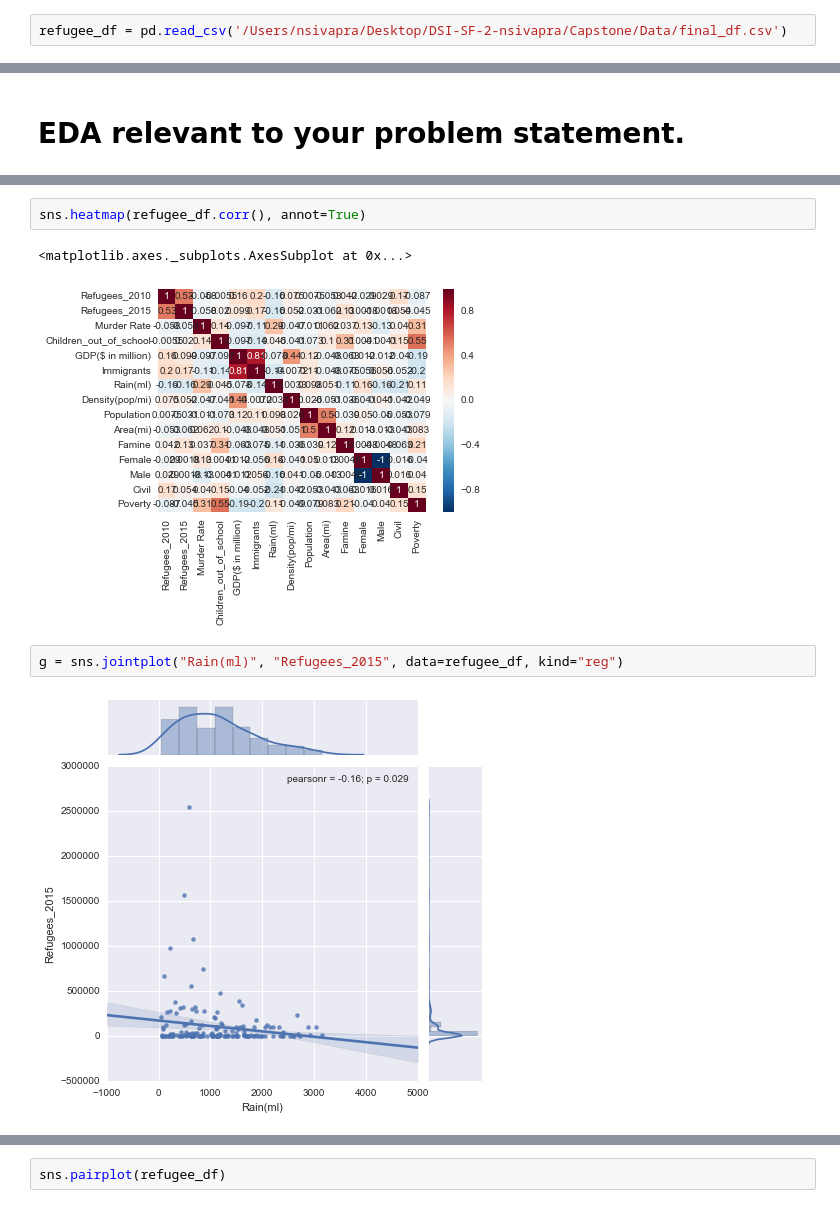
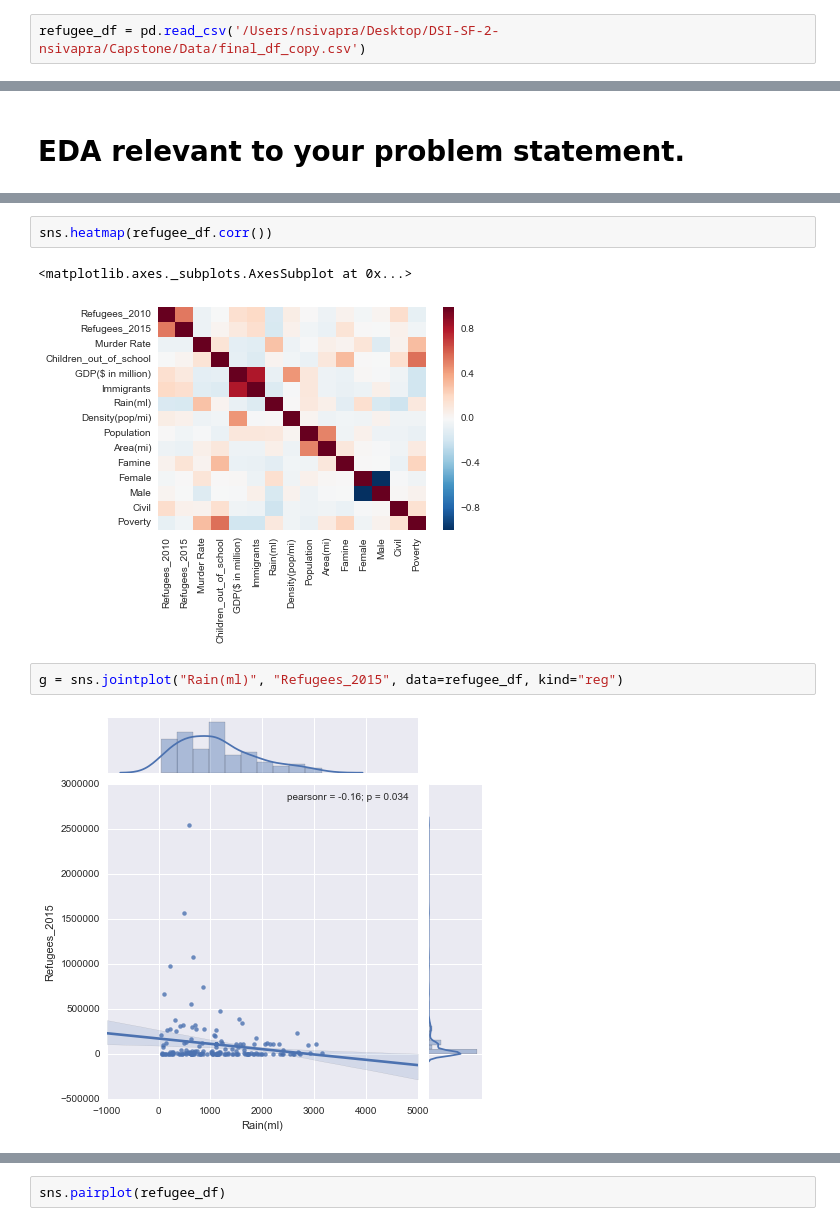
Before and after one commit to nsivapra/DSI-SF-2-nsivapra, a Jupyter notebook: Capstone/Report/Technical Report.ipynb, the cells around one changed output, grey strips where cells are left out. Drawn from its saved outputs; the diff is of its cells as text.

Commit message:
Added Visuals and minor description still need to expand

```diff
--- a/Capstone/Report/Technical Report.ipynb
+++ b/Capstone/Report/Technical Report.ipynb
@@ -23,7 +23,7 @@ import matplotlib.pyplot as plt
 
 %matplotlib inline
 # %%
-refugee_df = pd.read_csv('/Users/nsivapra/Desktop/DSI-SF-2-nsivapra/Capstone/Data/final_df.csv')
+refugee_df = pd.read_csv('/Users/nsivapra/Desktop/DSI-SF-2-nsivapra/Capstone/Data/final_df_copy.csv')
 # %% [markdown]
 # Clearly defined problem statement/goal.
 # %% [markdown]
@@ -102,12 +122,12 @@ refugee_df.describe().T
 # %%
-sns.heatmap(refugee_df.corr(), annot=True)
+sns.heatmap(refugee_df.corr())
 # %% [output]
 <matplotlib.axes._subplots.AxesSubplot at 0x...>
-[figure, old version]
+[figure, new version]
 # %%
 g = sns.jointplot("Rain(ml)", "Refugees_2015", data=refugee_df, kind="reg")
 # %% [output]
-[figure, old version]
+[figure, new version]
 # %%
 g = sns.jointplot("Immigrants", "Refugees_2015", data=refugee_df, kind="reg")
 # %% [output]
```
Also changed, not shown: parts of 31 cells of this notebook.
